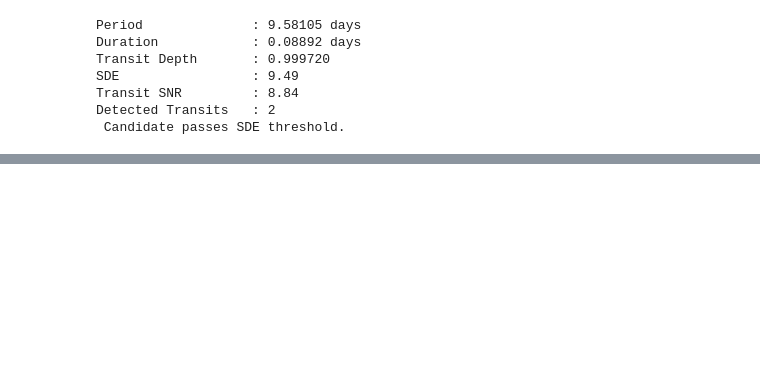
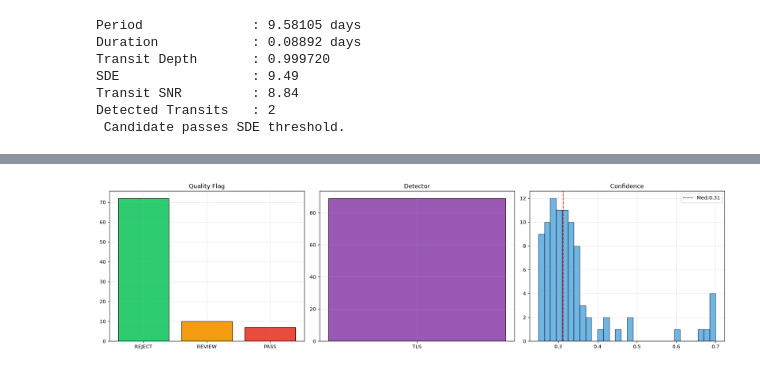
Before and after one commit to prinshu756/Exoplanet-detection, a Jupyter notebook: notebooks/04_Transit_Detection&Candidate_Detetion.ipynb, the cells around one changed output, grey strips where cells are left out. Saved outputs shown, nothing was run; the diff lists cells and outputs as text; code cells hidden in the pictures; blank space fills up the shorter version.

Commit message:
added notebook 5 for TLS and BLS and Feature Engineering

```diff
--- a/notebooks/04_Transit_Detection&Candidate_Detetion.ipynb
+++ b/notebooks/04_Transit_Detection&Candidate_Detetion.ipynb
@@ -463,0 +586,8 @@ Detected Transits   : 2
+# %%
+def run_bls_safe(df):
+    try:
+        return run_bls(df)
+    except Exception as e:
+        import logging
+        logging.getLogger("Notebook04").warning(f"BLS: {e}")
+        return None
@@ -463,0 +710,5 @@ Detected Transits   : 2
+# %%
+candidate_df = __import__("pandas").DataFrame(all_candidates)
+print(f"Candidates: {len(candidate_df)}")
+print(f"Columns: {list(candidate_df.columns)}")
+candidate_df.head()
@@ -463,0 +735,6 @@ Detected Transits   : 2
+# %%
+if failed_files:
+    print(f"Failed ({len(failed_files)}):")
+    for f in failed_files: print(f"  - {f}")
+else:
+    print("No failures.")
@@ -463,0 +765,11 @@ Detected Transits   : 2
+# %%
+def enrich(df, lookup):
+    out = df.copy()
+    for idx, row in out.iterrows():
+        m = lookup.get(row["source_file"], {})
+        for k in ("rms","photometric_snr","num_points","estimated_transit_depth"):
+            if k in m and (out.at[idx, k] != out.at[idx, k]):
+                out.at[idx, k] = m[k]
+    return out
+candidate_df = enrich(candidate_df, quality_lookup)
+print(f"Enriched: {len(candidate_df)}")
@@ -463,0 +798,16 @@ Detected Transits   : 2
+# %%
+import matplotlib.pyplot as plt
+fig, ax = plt.subplots(1, 3, figsize=(18, 5))
+fc = candidate_df["quality_flag"].value_counts()
+ax[0].bar(fc.index, fc.values, color=["#2ecc71","#f39c12","#e74c3c"], edgecolor="black")
+ax[0].set_title("Quality Flag"); ax[0].grid(alpha=0.3)
+dc = candidate_df["detector"].value_counts()
+ax[1].bar(dc.index, dc.values, color=["#9b59b6","#3498db","#1abc9c","#95a5a6","#e74c3c"], edgecolor="black")
+ax[1].set_title("Detector"); ax[1].grid(alpha=0.3)
+conf = candidate_df["confidence_score"].dropna()
+ax[2].hist(conf, bins=30, color="#3498db", edgecolor="black", alpha=0.7)
+ax[2].axvline(conf.median(), color="red", ls="--", label=f"Med:{conf.median():.2f}")
+ax[2].set_title("Confidence"); ax[2].legend(); ax[2].grid(alpha=0.3)
+plt.tight_layout(); plt.show()
+# %% [output]
+[figure, added]
```
Also changed, not shown: parts of 27 cells of this notebook, 3 other files.
